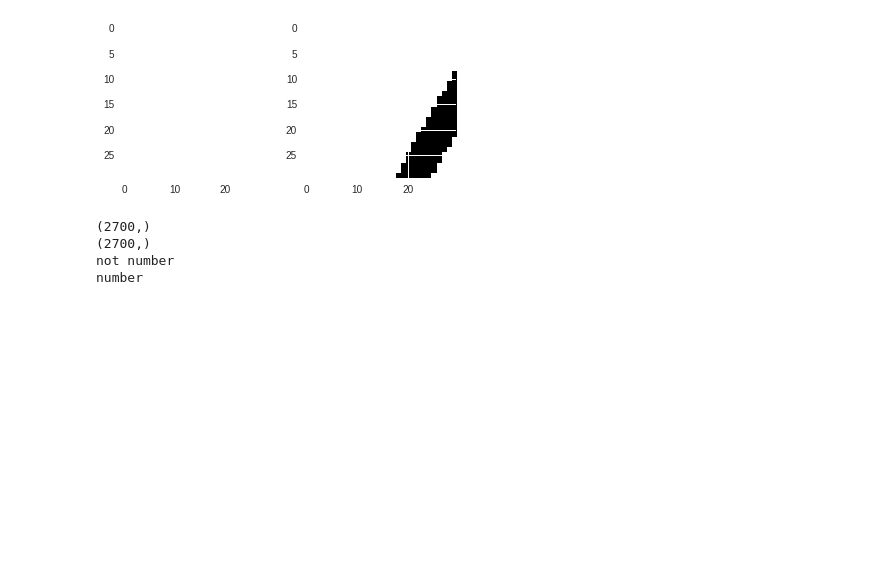
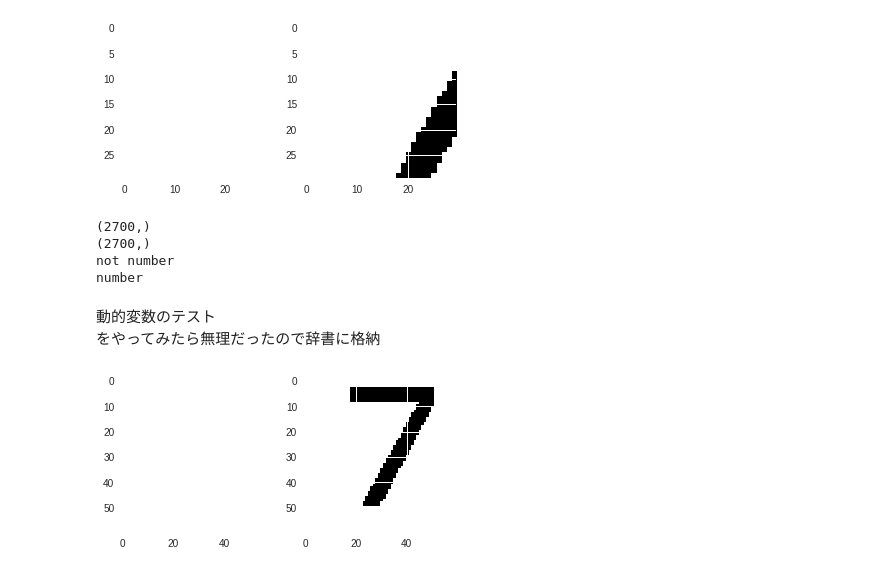
Before and after one commit to aichizokkoku/sudoku, a Jupyter notebook: roop_check.ipynb, the cells around one changed output. Saved outputs shown, nothing was run; the diff lists cells and outputs as text; code cells hidden in the pictures; blank space fills up the shorter version.

```diff
--- a/roop_check.ipynb
+++ b/roop_check.ipynb
@@ -95,7 +95,6 @@ for y in range(9):
     #ここが幅のパラメーター
     contours = 20
 
-    filename = "img" + str(i + 1) + str(r + 1)
 
 
     image = imgDATA[contoursY1 + 5 + contours:contoursY2 + 5 - contours,
@@ -271,3 +270,43 @@ else:
 (2700,)
 not number
 number
+# %% [markdown]
+動的変数のテスト
+をやってみたら無理だったので辞書に格納
+# %%
+code = {}
+
+for y in range(9):
+  for x in range(9):
+    coordinate = (str(y + 1) + str(x + 1))
+    #print(coordinate)
+
+
+    #ここが変数になる
+    contoursY1 = y * 100
+    contoursY2 = contoursY1 + 100
+    contoursX1 = x * 100
+    contoursX2 = contoursX1 + 100
+    #ここが幅のパラメーター
+    contours = 20
+
+    filename = "img" + coordinate
+
+
+    image = imgDATA[contoursY1 + 5 + contours:contoursY2 + 5 - contours,
+                    contoursX1 + 2 + contours:contoursX2 + 2 - contours]
+
+
+    #二値化
+    image = cv2.threshold(image,180,255,cv2.THRESH_BINARY)[1]
+
+    #print(filename)
+    code[filename] = image
+
+plt.subplot(1, 2, 1)
+plt.imshow(cv2.cvtColor(code["img11"], cv2.COLOR_BGR2RGB))
+plt.subplot(1, 2, 2)
+plt.imshow(cv2.cvtColor(code["img29"], cv2.COLOR_BGR2RGB))
+plt.show()
+# %% [output]
+[figure, added]
```
